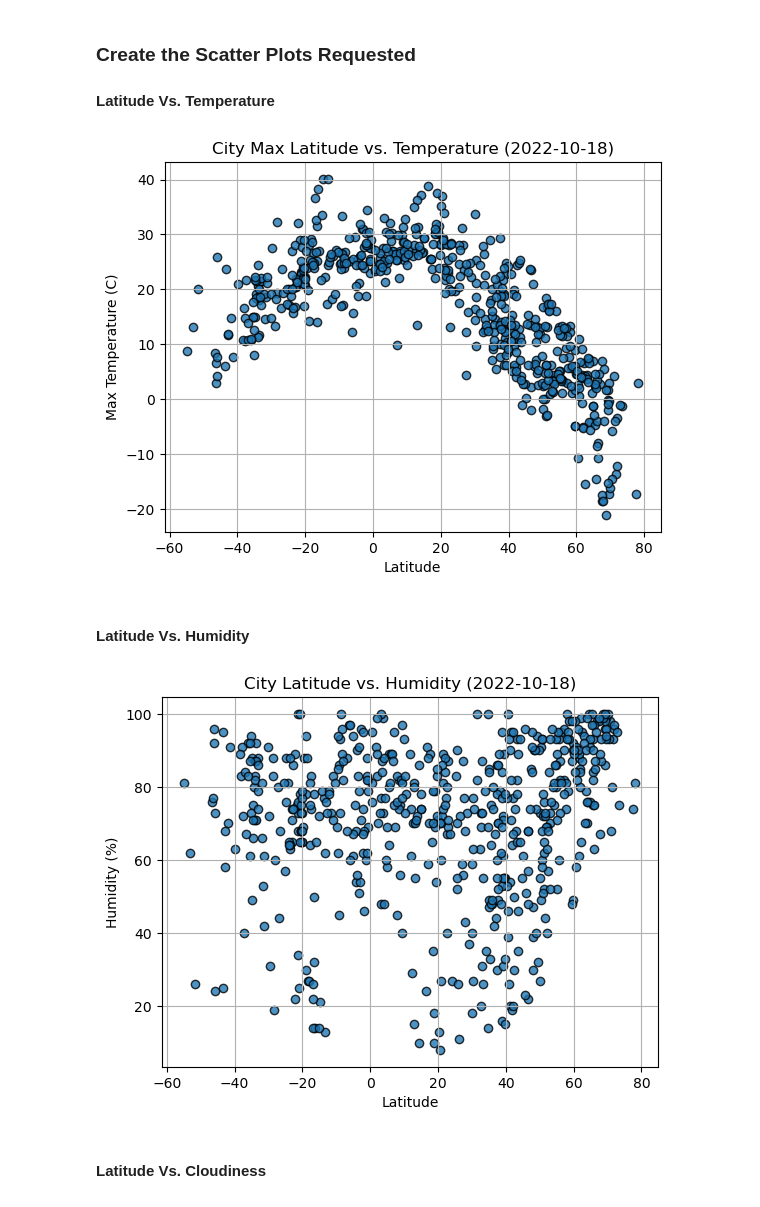
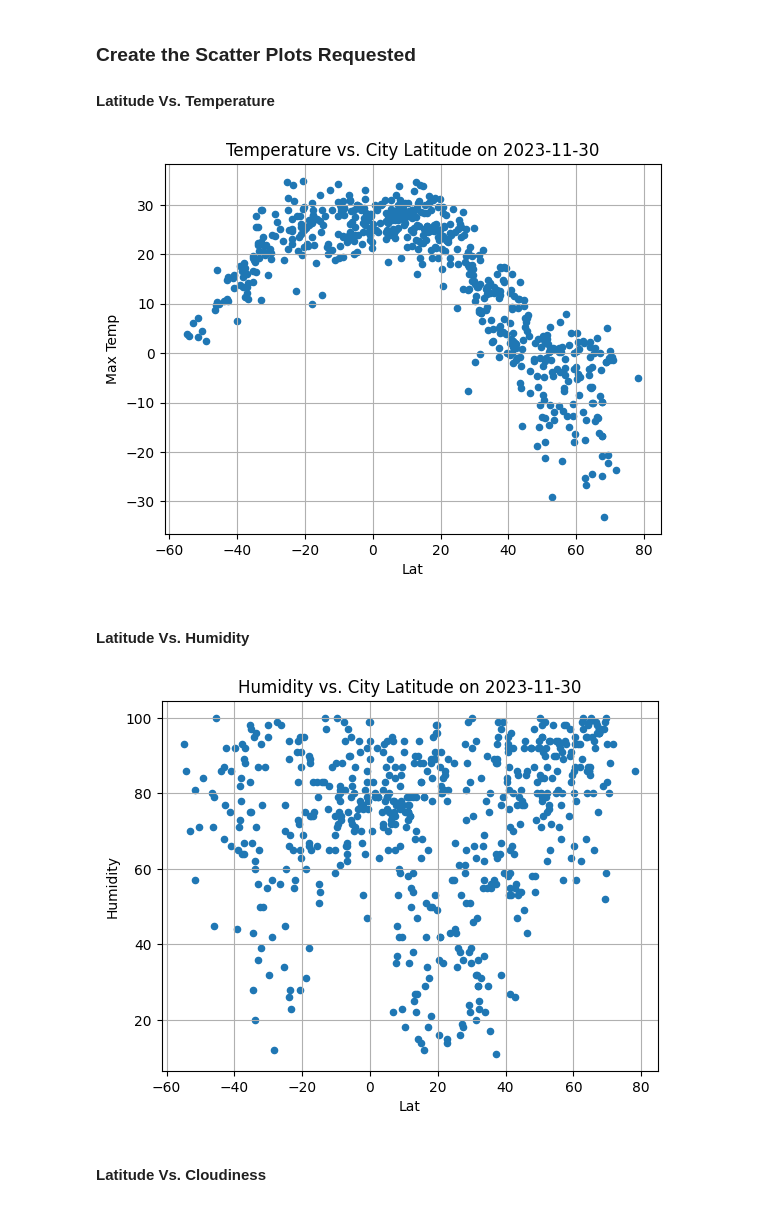
Before and after one commit to cmpallavi/python-api-challenge, a Jupyter notebook: WeatherPy/WeatherPy.ipynb, the cells around one changed output. Drawn from its saved outputs; the diff is of its cells as text; code cells hidden in the pictures.

```diff
--- a/WeatherPy/WeatherPy.ipynb
+++ b/WeatherPy/WeatherPy.ipynb
@@ -190,7 +193,12 @@ city_data_df.head()
 # %%
 # Build scatter plot for latitude vs. temperature
 # YOUR CODE HERE
+city_data_df['Date'] = pd.to_datetime(city_data_df['Date'], unit='s')
+formatted_date = city_data_df['Date'].max().strftime('%Y-%m-%d')
 
+city_data_df.plot(kind = "scatter", x = "Lat", y = "Max Temp",
+                                      title = "Temperature vs. City Latitude on " + formatted_date)
+plt.grid(True)
 # Incorporate the other graph properties
 # YOUR CODE HERE
 
@@ -200,23 +208,26 @@ plt.savefig("output_data/Fig1.png")
 # Show plot
 plt.show()
 # %% [output]
-[figure, old version]
+[figure, new version]
 # %% [markdown]
 #### Latitude Vs. Humidity
 # %%
 # Build the scatter plots for latitude vs. humidity
 # YOUR CODE HERE
+city_data_df.plot(kind = "scatter", x = "Lat", y = "Humidity",
+                                      title = "Humidity vs. City Latitude on " + formatted_date)
+plt.grid(True)
 
 # Incorporate the other graph properties
 # YOUR CODE HERE
 
 # Save the figure
 plt.savefig("output_data/Fig2.png")
 
 # Show plot
 plt.show()
 # %% [output]
-[figure, old version]
+[figure, new version]
 # %% [markdown]
 #### Latitude Vs. Cloudiness
 # %%
```
Also changed, not shown: parts of 20 cells of this notebook, 18 other files.
